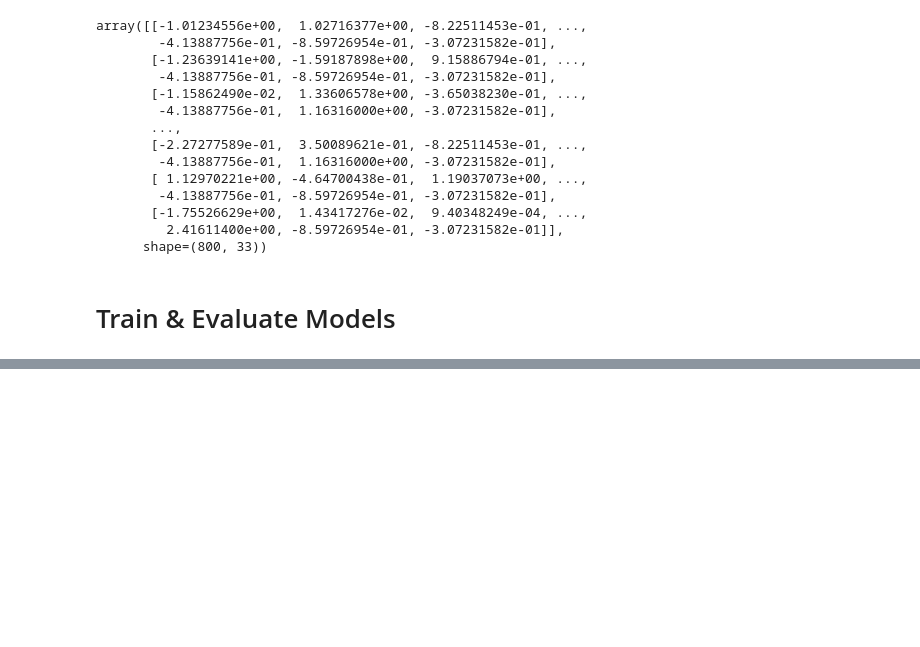
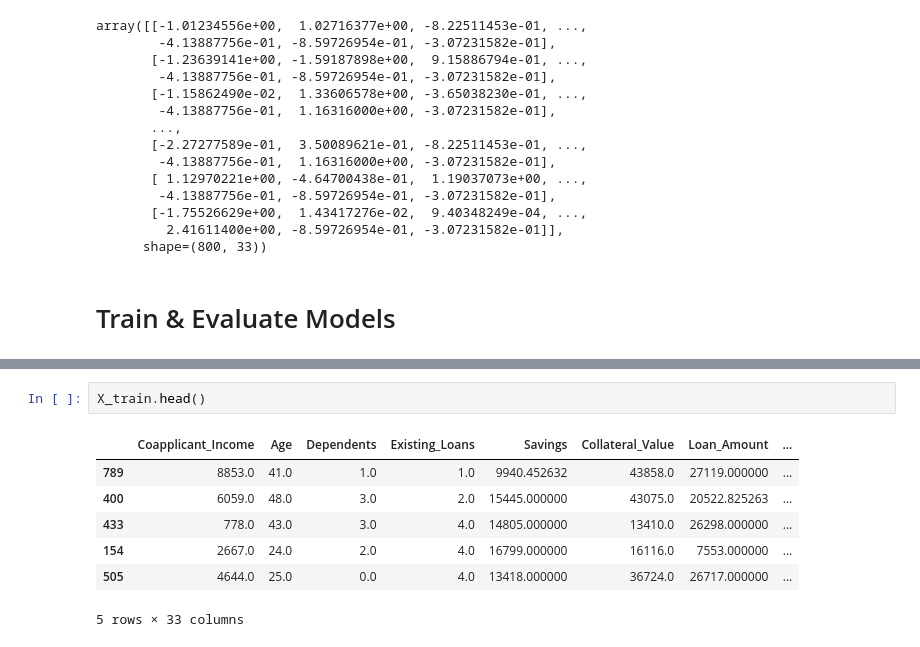
Before and after one commit to Manshavatsh0123/CreditWise-Loan-Approval-System, a Jupyter notebook: Credit_Wise_System.ipynb, the cells around one changed output, grey strips where cells are left out. Cells and saved outputs as stored; diff of their text form; blank space fills up the shorter version.

```diff
--- a/Credit_Wise_System.ipynb
+++ b/Credit_Wise_System.ipynb
@@ -372,0 +496,10 @@ array([[-1.01234556e+00,  1.02716377e+00, -8.22511453e-01, ...,
+# %%
+X_train.head()
+# %% [output]
+|  | Coapplicant_Income | Age | Dependents | Existing_Loans | Savings | Collateral_Value | Loan_Amount | ... |
+| 789 | 8853.0 | 41.0 | 1.0 | 1.0 | 9940.452632 | 43858.0 | 27119.000000 | ... |
+| 400 | 6059.0 | 48.0 | 3.0 | 2.0 | 15445.000000 | 43075.0 | 20522.825263 | ... |
+| 433 | 778.0 | 43.0 | 3.0 | 4.0 | 14805.000000 | 13410.0 | 26298.000000 | ... |
+| 154 | 2667.0 | 24.0 | 2.0 | 4.0 | 16799.000000 | 16116.0 | 7553.000000 | ... |
+| 505 | 4644.0 | 25.0 | 0.0 | 4.0 | 13418.000000 | 36724.0 | 26717.000000 | ... |
+5 rows × 33 columns
```
Also changed, not shown: parts of 9 cells of this notebook.
